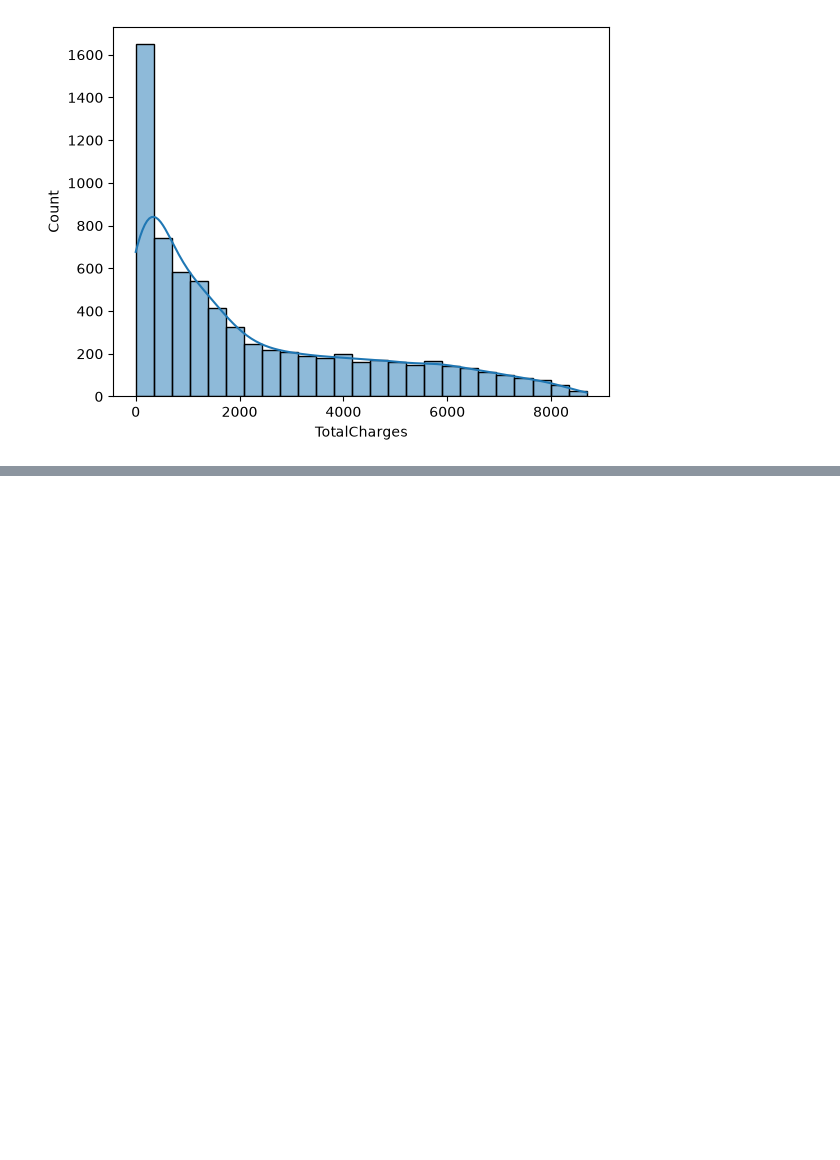
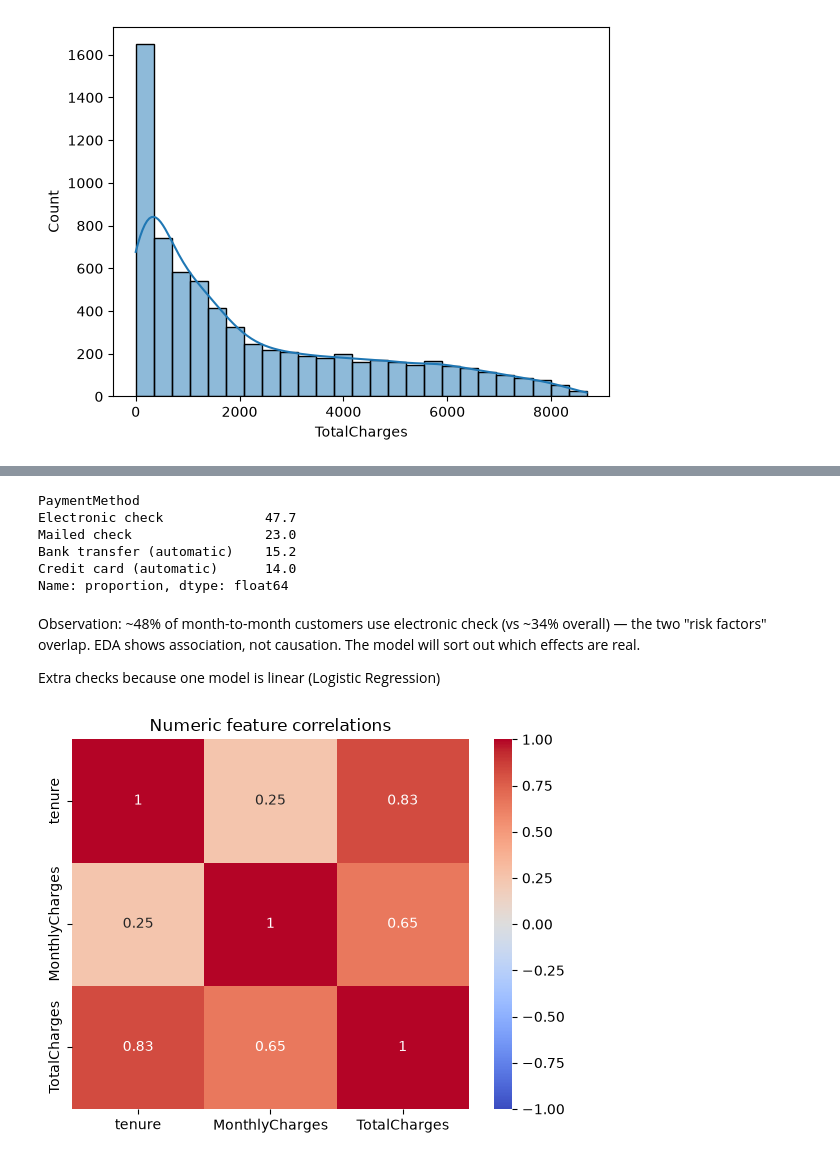
Before and after one commit to ShamsherCoder09/Telecom-Customer-Churn-Prediction, a Jupyter notebook: churn.ipynb, the cells around one changed output, grey strips where cells are left out. Drawn from its saved outputs; the diff is of its cells as text; code cells hidden in the pictures; blank space fills up the shorter version.

```diff
--- a/churn.ipynb
+++ b/churn.ipynb
@@ -135,0 +144,17 @@ for k in feature_selection[1:4]:
+# %%
+bins =[0,12,24,36,48,60,72]
+labels = [
+    "0-12 Months",
+    "13-24 Months",
+    "25-36 Months",
+    "37-48 Months",
+    "49-60 Months",
+    "61-72 Months"
+]
+
+df['tenure_group'] = pd.cut(
+    df['tenure'],
+    bins = bins,
+    labels = labels,
+    include_lowest=True
+)
@@ -135,0 +210,2 @@ for k in feature_selection[1:4]:
+# %%
+df.drop(columns='tenure_group', inplace=True)
@@ -135,0 +262,3 @@ for k in feature_selection[1:4]:
+# %%
+# Collapse the redundant 'No ... service' categories into 'No'
+df = df.replace({'No internet service':'No', 'No Phone service':'No'})
@@ -135,0 +283,24 @@ for k in feature_selection[1:4]:
+# %%
+# (df[df['Contract']=='Month-to-Month']['PaymentMethod'].value_counts(normalize=True)*100).round(1)
+# Do month-to-month customers disproportionately use electronic check?
+(df[df["Contract"] == "Month-to-month"]["PaymentMethod"]
+ .value_counts(normalize=True) * 100).round(1)
+# %% [output]
+PaymentMethod
+Electronic check             47.7
+Mailed check                 23.0
+Bank transfer (automatic)    15.2
+Credit card (automatic)      14.0
+Name: proportion, dtype: float64
+# %% [markdown]
+Observation: ~48% of month-to-month customers use electronic check (vs ~34% overall) — the two "risk factors" overlap. EDA shows association, not causation. The model will sort out which effects are real.
+
+Extra checks because one model is linear (Logistic Regression)
+# %%
+# (1) Multicollinearity: are numeric features redundant with each other?
+sns.heatmap(df[["tenure", "MonthlyCharges", "TotalCharges"]].corr(),
+            annot=True, cmap="coolwarm", vmin=-1, vmax=1)
+plt.title("Numeric feature correlations")
+plt.show()
+# %% [output]
+[figure, added]
```
Also changed, not shown: parts of 29 cells of this notebook.
